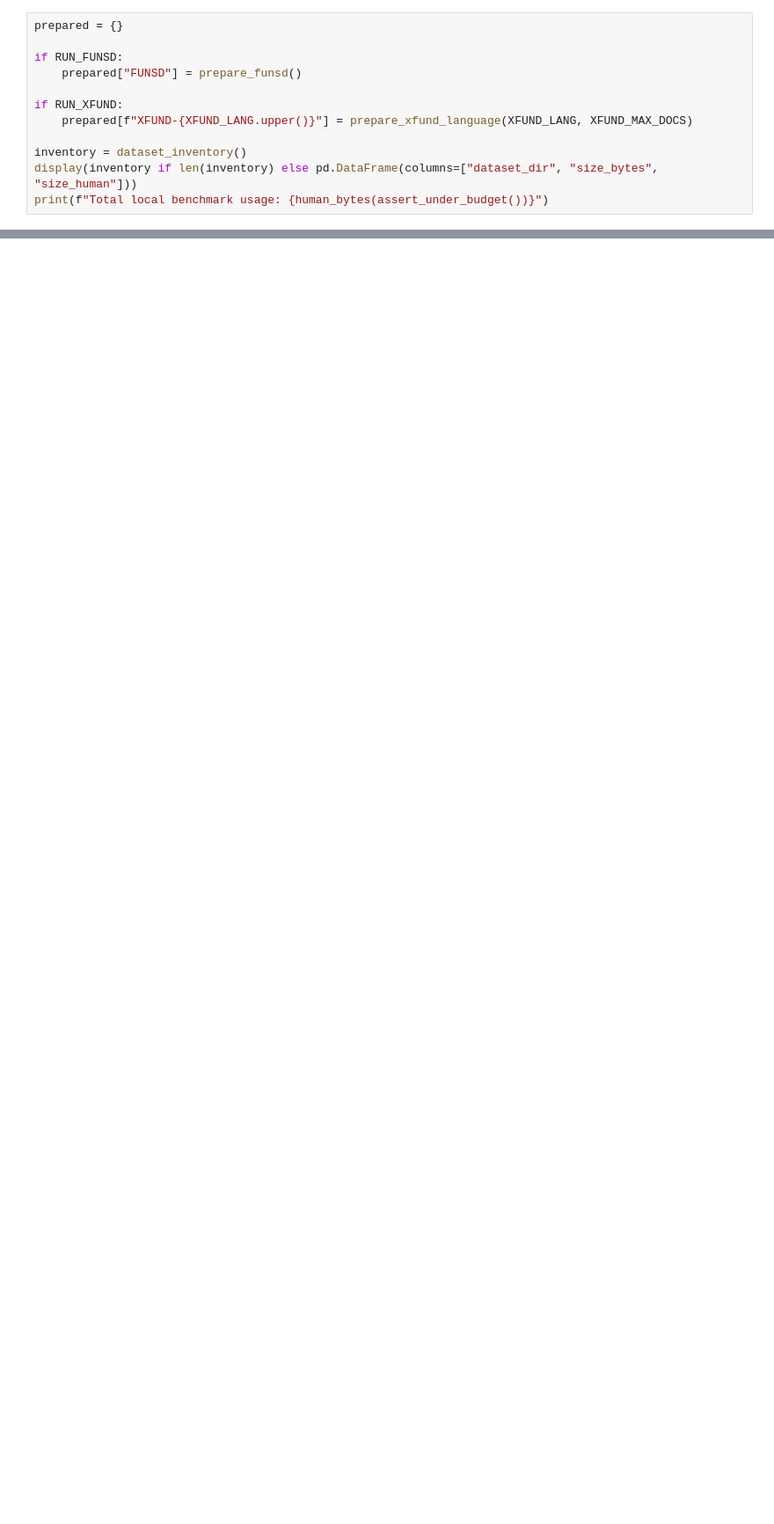
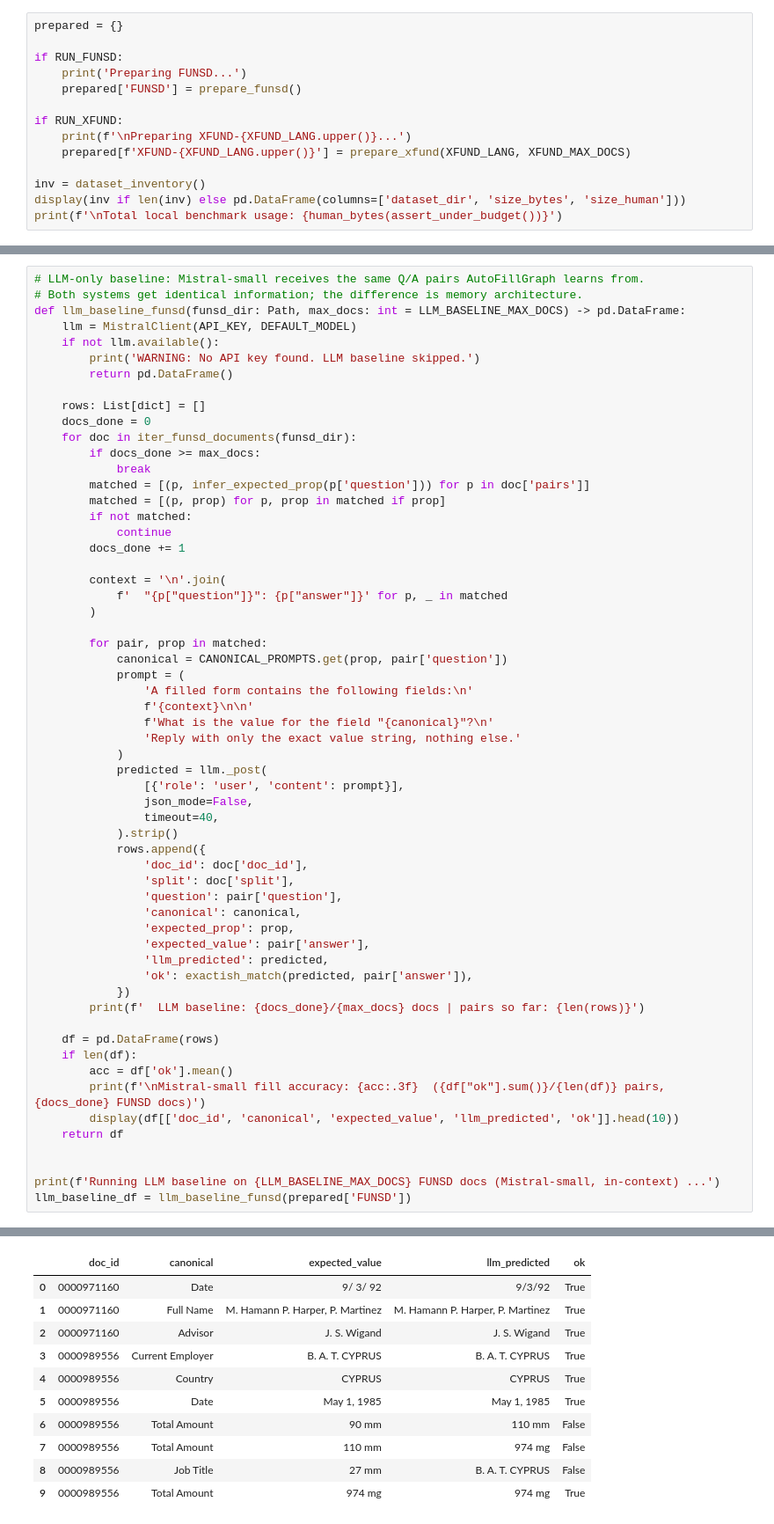
Before and after one commit to GIND123/Autofill-Graph, a Jupyter notebook: Baseline/StandardBenchmarkSuite_Lite.ipynb, the cells around one changed output, grey strips where cells are left out. Shown at 88% size. Saved outputs shown, nothing was run; the diff lists cells and outputs as text; blank space fills up the shorter version.

Commit message:
Add benchmark summaries and update documentation

```diff
--- a/Baseline/StandardBenchmarkSuite_Lite.ipynb
+++ b/Baseline/StandardBenchmarkSuite_Lite.ipynb
@@ -517,11 +465,13 @@ def run_benchmark(doc_iter, benchmark_name: str, embedder_model: str, max_docs:
 prepared = {}
 
 if RUN_FUNSD:
-    prepared["FUNSD"] = prepare_funsd()
+    print('Preparing FUNSD...')
+    prepared['FUNSD'] = prepare_funsd()
 
 if RUN_XFUND:
-    prepared[f"XFUND-{XFUND_LANG.upper()}"] = prepare_xfund_language(XFUND_LANG, XFUND_MAX_DOCS)
+    print(f'\nPreparing XFUND-{XFUND_LANG.upper()}...')
+    prepared[f'XFUND-{XFUND_LANG.upper()}'] = prepare_xfund(XFUND_LANG, XFUND_MAX_DOCS)
 
-inventory = dataset_inventory()
-display(inventory if len(inventory) else pd.DataFrame(columns=["dataset_dir", "size_bytes", "size_human"]))
-print(f"Total local benchmark usage: {human_bytes(assert_under_budget())}")
+inv = dataset_inventory()
+display(inv if len(inv) else pd.DataFrame(columns=['dataset_dir', 'size_bytes', 'size_human']))
+print(f'\nTotal local benchmark usage: {human_bytes(assert_under_budget())}')
@@ -555,0 +571,60 @@ for name, pack in results.items():
+# %%
+# LLM-only baseline: Mistral-small receives the same Q/A pairs AutoFillGraph learns from.
+# Both systems get identical information; the difference is memory architecture.
+def llm_baseline_funsd(funsd_dir: Path, max_docs: int = LLM_BASELINE_MAX_DOCS) -> pd.DataFrame:
+    llm = MistralClient(API_KEY, DEFAULT_MODEL)
+    if not llm.available():
+        print('WARNING: No API key found. LLM baseline skipped.')
+        return pd.DataFrame()
+
+    rows: List[dict] = []
+    docs_done = 0
+    for doc in iter_funsd_documents(funsd_dir):
+        if docs_done >= max_docs:
+            break
+        matched = [(p, infer_expected_prop(p['question'])) for p in doc['pairs']]
+        matched = [(p, prop) for p, prop in matched if prop]
+        if not matched:
+            continue
+        docs_done += 1
+
+        context = '\n'.join(
+            f'  "{p["question"]}": {p["answer"]}' for p, _ in matched
+        )
+
+        for pair, prop in matched:
+            canonical = CANONICAL_PROMPTS.get(prop, pair['question'])
+            prompt = (
+                'A filled form contains the following fields:\n'
+                f'{context}\n\n'
+                f'What is the value for the field "{canonical}"?\n'
+                'Reply with only the exact value string, nothing else.'
+            )
+            predicted = llm._post(
+                [{'role': 'user', 'content': prompt}],
+                json_mode=False,
+                timeout=40,
+            ).strip()
+            rows.append({
+                'doc_id': doc['doc_id'],
+                'split': doc['split'],
+                'question': pair['question'],
+                'canonical': canonical,
+                'expected_prop': prop,
+                'expected_value': pair['answer'],
+                'llm_predicted': predicted,
+                'ok': exactish_match(predicted, pair['answer']),
+            })
+        print(f'  LLM baseline: {docs_done}/{max_docs} docs | pairs so far: {len(rows)}')
+
+    df = pd.DataFrame(rows)
+    if len(df):
+        acc = df['ok'].mean()
+        print(f'\nMistral-small fill accuracy: {acc:.3f}  ({df["ok"].sum()}/{len(df)} pairs, {docs_done} FUNSD docs)')
+        display(df[['doc_id', 'canonical', 'expected_value', 'llm_predicted', 'ok']].head(10))
+    return df
+
+
+print(f'Running LLM baseline on {LLM_BASELINE_MAX_DOCS} FUNSD docs (Mistral-small, in-context) ...')
+llm_baseline_df = llm_baseline_funsd(prepared['FUNSD'])
+# %% [output]
@@ -555,0 +649,11 @@ for name, pack in results.items():
+|  | doc_id | canonical | expected_value | llm_predicted | ok |
+| 0 | 0000971160 | Date | 9/ 3/ 92 | 9/3/92 | True |
+| 1 | 0000971160 | Full Name | M. Hamann P. Harper, P. Martinez | M. Hamann P. Harper, P. Martinez | True |
+| 2 | 0000971160 | Advisor | J. S. Wigand | J. S. Wigand | True |
+| 3 | 0000989556 | Current Employer | B. A. T. CYPRUS | B. A. T. CYPRUS | True |
+| 4 | 0000989556 | Country | CYPRUS | CYPRUS | True |
+| 5 | 0000989556 | Date | May 1, 1985 | May 1, 1985 | True |
+| 6 | 0000989556 | Total Amount | 90 mm | 110 mm | False |
+| 7 | 0000989556 | Total Amount | 110 mm | 974 mg | False |
+| 8 | 0000989556 | Job Title | 27 mm | B. A. T. CYPRUS | False |
+| 9 | 0000989556 | Total Amount | 974 mg | 974 mg | True |
```
Also changed, not shown: parts of 12 cells of this notebook, 14 other files.
